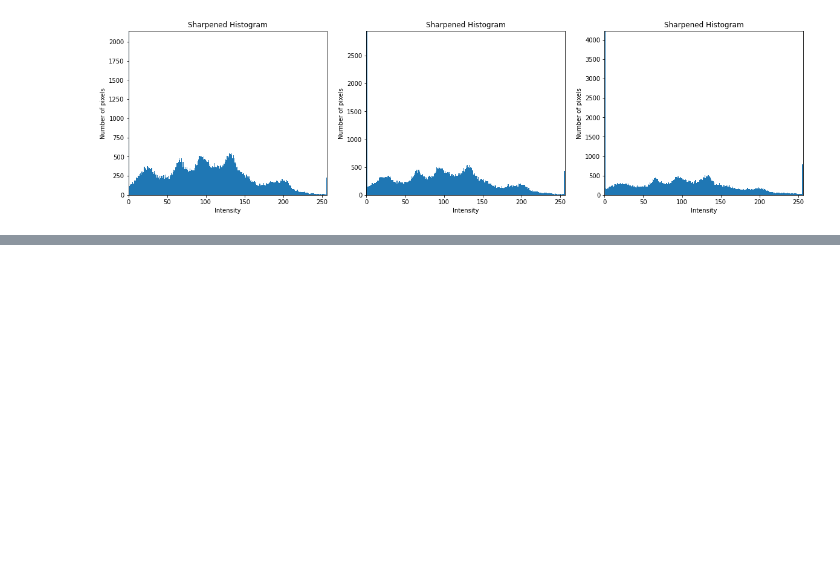
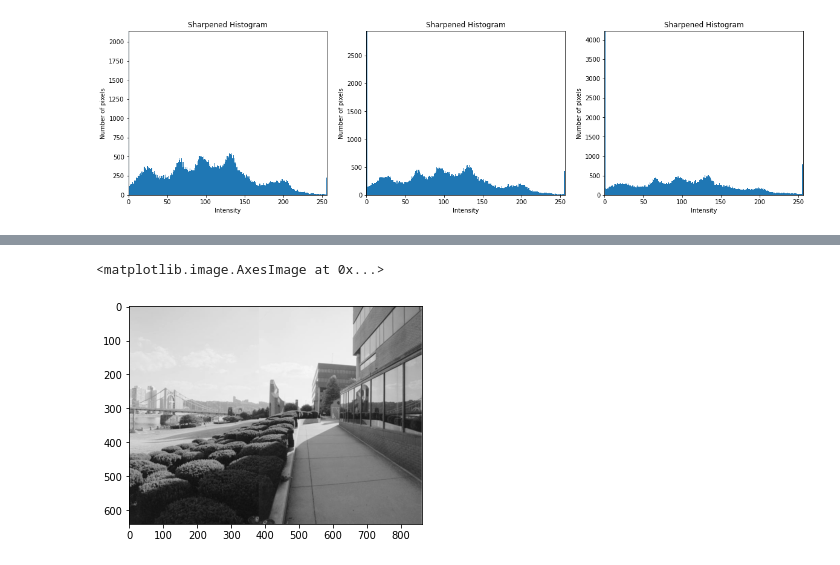
Before and after one commit to Alexandra-Smith/Digital_Image_Processing_module, a Jupyter notebook: Assignment 2/dip_a02.ipynb, the cells around one changed output, grey strips where cells are left out. Drawn from its saved outputs; the diff is of its cells as text; code cells hidden in the pictures; blank space fills up the shorter version.

```diff
--- a/Assignment 2/dip_a02.ipynb
+++ b/Assignment 2/dip_a02.ipynb
@@ -215,0 +279,24 @@ TypeError: slice indices must be integers or None or have an __index__ method
+# %%
+# locate pixel with maximum correlation => best match
+max_co = np.max(co_m)
+xy = find(max_co, co_m)
+r2, c2 = image2.shape
+# number of rows of new image (stays the same)
+xx = r
+# number of columns of new image
+yy = int(xy[1] + c2 - 2*n/2)
+new = np.zeros((xx, yy))
+
+# fill in first image
+for i in range(r):
+    for j in range(c):
+        new[i][j] = image1[i][j]
+# fill in second image
+for i in range(r2):
+    for j in range(c2):
+        new[i][xy[1] + j - 2*int(n/2)] = image2[i][j]
+
+plt.imshow(new, cmap="gray")
+# %% [output]
+<matplotlib.image.AxesImage at 0x...>
+[figure, added]
```
Also changed, not shown: parts of 6 cells of this notebook.
